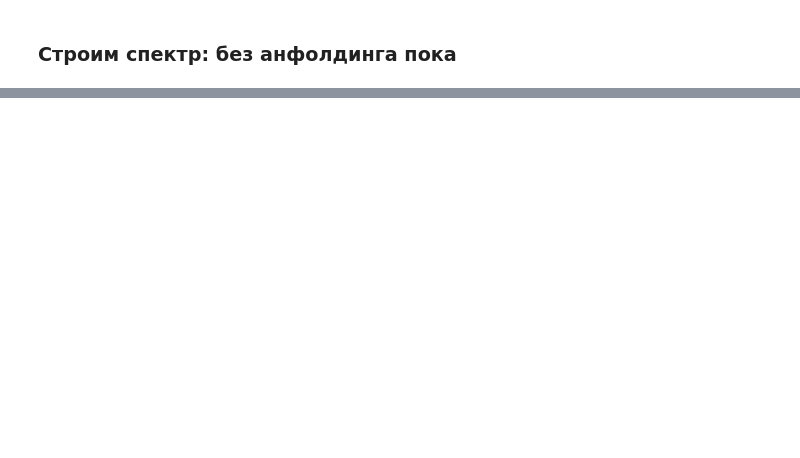
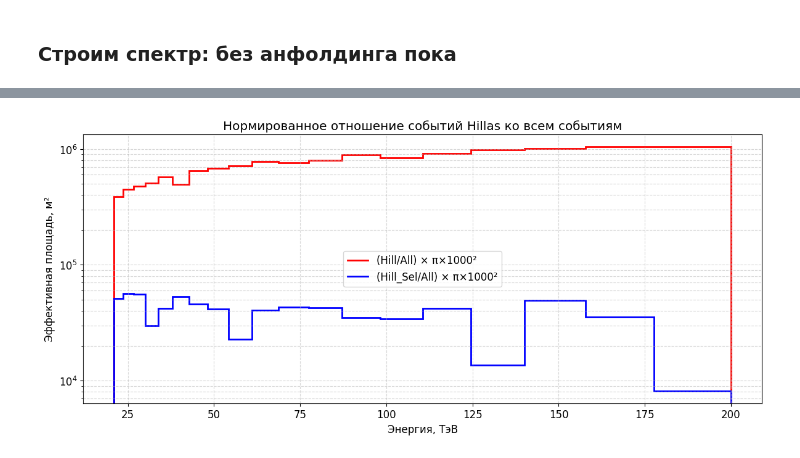
Before and after one commit to Alexandra-mipt/TAIGA, a Jupyter notebook: Гамма-адронное разделение-Copy1.ipynb, the cells around one changed output, grey strips where cells are left out. Saved outputs shown, nothing was run; the diff lists cells and outputs as text; code cells hidden in the pictures; blank space fills up the shorter version.

```diff
--- a/Гамма-адронное разделение-Copy1.ipynb
+++ b/Гамма-адронное разделение-Copy1.ipynb
@@ -1214,0 +1256,43 @@ exp_data.head(10).style
+# %%
+##эфф площадь выше
+df_all = sim_all_599
+df_hill = sim_hill_599
+df_hill_sel = sim_hill_selected_599
+
+# Определение диапазона энергий (логарифмические бины)
+# energy_min = min(df_all['E_sim'].min(), df_hill['energy'].min())
+# energy_max = max(df_all['E_sim'].max(), df_hill['energy'].max())
+# bins = np.logspace(np.log10(energy_min), np.log10(energy_max), 20)  # 20 логарифмических бинов
+bins = np.logspace(np.log10(21), np.log10(200), 20)  # от 25 до 200 ТэВ
+
+# Расчет гистограмм
+hist_all, bin_edges = np.histogram(df_all['E_sim'], bins=bins)
+hist_hill, _ = np.histogram(df_hill['energy'], bins=bins)
+hist_hill_sel, _ = np.histogram(df_hill_sel['energy'], bins=bins)
+
+
+# Отношение (Hill/All) * площадь круга (R=1000 м)
+area_circle = np.pi * 1000**2
+ratio = (hist_hill / np.where(hist_all == 0, 1e-10, hist_all)) * area_circle
+ratio_sel = (hist_hill_sel / np.where(hist_all == 0, 1e-10, hist_all)) * area_circle
+
+# Построение графиков
+plt.figure(figsize=(12, 10))
+
+# 2. Отношение
+plt.subplot(2, 1, 2)
+plt.stairs(ratio, bins, label='(Hill/All) × π×1000²', color='red', linewidth=2)
+plt.stairs(ratio_sel, bins, label='(Hill_Sel/All) × π×1000²', color='blue', linewidth=2)
+# plt.xscale('log')
+plt.yscale('log')
+plt.xlabel('Энергия, ТэВ')
+plt.ylabel('Эффективная площадь, м²')
+plt.title('Нормированное отношение событий Hillas ко всем событиям')
+plt.legend()
+plt.grid(True, which='both', linestyle='--', alpha=0.5)
+
+plt.tight_layout()
+# plt.savefig('eff_sq_all_607.png', dpi=300, bbox_inches='tight')
+plt.show()
+# %% [output]
+[figure, added]
```
Also changed, not shown: parts of 27 cells of this notebook.
